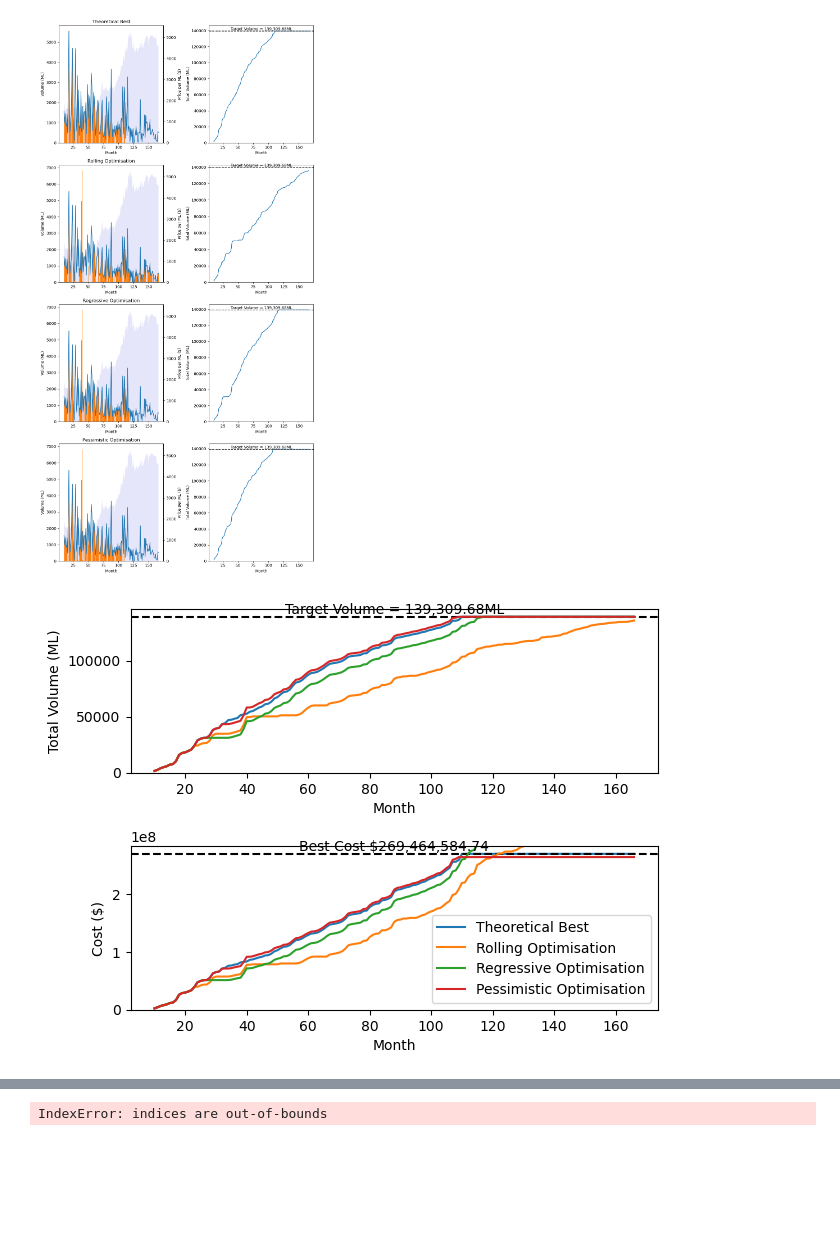
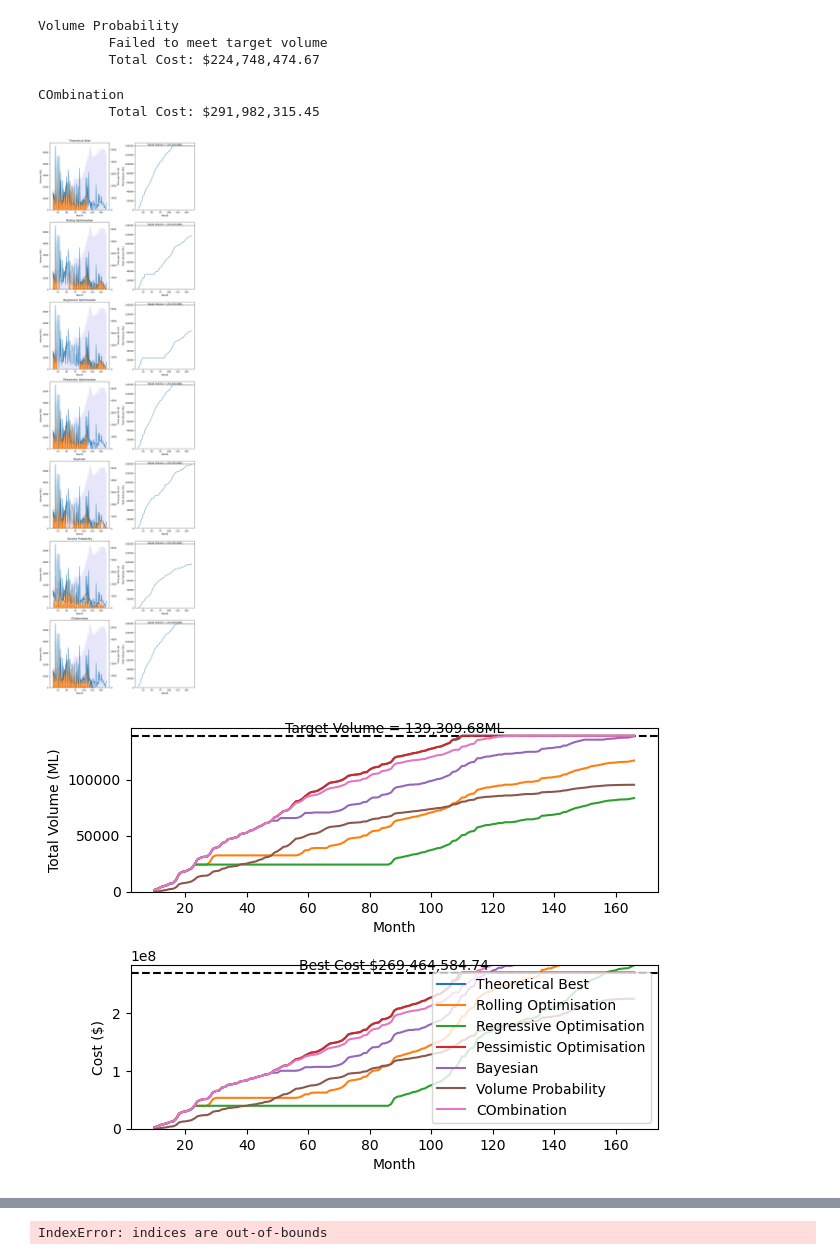
Before and after one commit to ELEN-Workshops-and-LDI/LDI-ML, a Jupyter notebook: Optimisation/RollingOptimisation.ipynb, the cells around one changed output, grey strips where cells are left out. Drawn from its saved outputs; the diff is of its cells as text; code cells hidden in the pictures; blank space fills up the shorter version.

```diff
--- a/Optimisation/RollingOptimisation.ipynb
+++ b/Optimisation/RollingOptimisation.ipynb
@@ -38,0 +52,2 @@ for start in df_vol.start[not_enough].unique():
+# %%
+t = df.index.unique()
@@ -140,18 +209,40 @@ def go_receding(V, t, target_V, P, Vol, stop_val=0):
     V_needed = target_V
     order = np.argsort(P)
 
+
     k=0
     last_order = np.argwhere(order==stop_val)
     if len(last_order)==0:
         last_order = len(P)
 
     for k in np.arange(last_order+1):
-        t_best = t[order[k]]
-        V[order[k]] = np.minimum(V_needed, Vol[order[k]])
+        #t_best = t[order[k]]
+        V[order[k]] = np.maximum(np.minimum(V_needed, Vol[order[k]]), 0)
         V_needed -= V[order[k]]
 
         if V_needed <=0:
             break # don't need to calculate the rest
+
+    return V
+
+def use_higher(V, t, target_V, start,x, stop_val=0, seed=None):
+    Vol = volume(t, x, start=start, seed=seed)
+    P = price_higher(t, x, start=start, seed=seed)
+
+    return [np.minimum(np.maximum(target_V - np.sum(Vol[~P]), 0), Vol[0])]
+
+def volume_probability(V, t, target_V, start,x, stop_val=0, seed=None):
+    Vol = volume(t, x, start=start, seed=seed)
+
+    total_mean = np.sum(volume(t, x, start)*(1-probability_higher(t, x, start)))
+    prob_enough = scipy.stats.norm.cdf(-(target_V - total_mean)/np.sqrt(np.sum(get_column_value(t, x, start, 'Std', use_df=df_vol)**2)))
+
+    return np.minimum(Vol, target_V)*prob_enough
+
+def combine_probs(V, t, target_V, start,x, stop_val=0, seed=None):
+    V = use_higher(V, t, target_V, start,x, stop_val=stop_val, seed=seed)
+    if V[0] ==0:
+        V = volume_probability(V, t, target_V, start,x, stop_val=stop_val, seed=seed)
 
     return V
 
@@ -227,6 +318,7 @@ def report_outcome(V, t, x, start=None, tv=None, ratio=0.5, name="Run", seed=Non
     if sum(V) < tv:
         # The total volume acquired is less than the target volume.
         print("\t Failed to meet target volume")
+
     total_cost = cost(V, t, x, start, seed=seed)
     print(f"\t Total Cost: ${total_cost:,.2f}")
 
@@ -270,8 +362,9 @@ def plot_cumulative(V, t, x, tv, ax, show_target=True, fstring="Target Volume =
 
     if show_target:
         ax.axhline(tv, c='k', ls='--')
-        #ax.text(np.mean(t), tv, f'Target Volume = {tv:,.2f}ML', va='bottom', ha='center')
+
         ax.text(np.mean(t), tv, fstring.format(target=tv), va='bottom', ha='center')
+        ax.set_ylim(0, tv*1.5)
     ax.set_ylabel(ylabel)
     ax.set_xlabel("Month")
 
@@ -279,8 +372,9 @@ def plot_cumulative(V, t, x, tv, ax, show_target=True, fstring="Target Volume =
 # %%
 def compare_results(t, x, target_V, funcs, names, seed=None):
     fig, ax = plt.subplots(1+len(funcs), 2, figsize=(10, 5*(1+len(funcs))))
-
+    fig.suptitle("Volume Purchases of Each Method")
     fig2, ax2 = plt.subplots(2)
+    fig2.suptitle("Comparison of Results")
     P = price(t, x, start, seed=seed)
 
     V_best = manual_receding(np.zeros_like(t, dtype=np.float64), t, start=max(df.start), target_V=target_V, x=x, stop_val=max(t)+1)
@@ -299,6 +393,7 @@ def compare_results(t, x, target_V, funcs, names, seed=None):
         plot_cumulative(V, t,x, target_V, ax2[0], show_target=False, label=name)
         plot_cumulative(np.multiply(V, P), t,x, tc, ax2[1], show_target=False, ylabel="Cost ($)", label=name)
 
+
     ax2[1].legend()
     fig2.tight_layout()
     fig.tight_layout()
@@ -324,5 +468,5 @@ df_vol[df_vol.start==34]
 # %%
-fig = compare_results(t, x, target_V, [manual_receding, regress, pessimistic], ["Rolling Optimisation", "Regressive Optimisation", "Pessimistic Optimisation"])
+fig = compare_results(t, x, target_V, [manual_receding, regress, pessimistic, use_higher, volume_probability, combine_probs], ["Rolling Optimisation", "Regressive Optimisation", "Pessimistic Optimisation", "Bayesian", 'Volume Probability', "COmbination"])
 # %% [output]
 Actual Best
          Total Cost: $269,464,584.74
@@ -336,2 +484,7 @@ Pessimistic Optimisation
+Volume Probability
+         Failed to meet target volume
+         Total Cost: $224,748,474.67
+COmbination
+         Total Cost: $291,982,315.45
-[figure, old version]
+[figure, new version]
-[figure, old version]
+[figure, new version]
```
Also changed, not shown: parts of 17 cells of this notebook, 8 other files.
